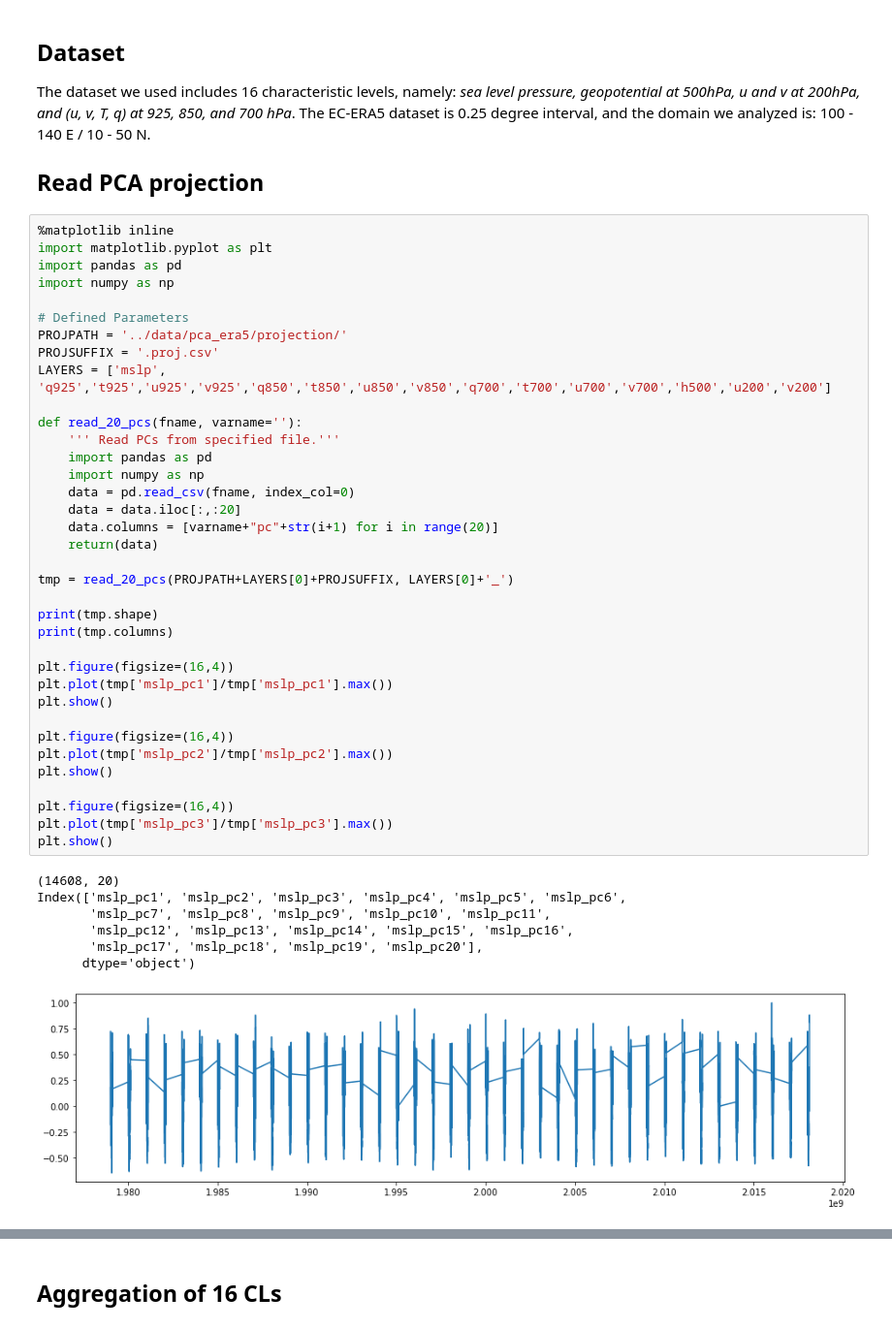
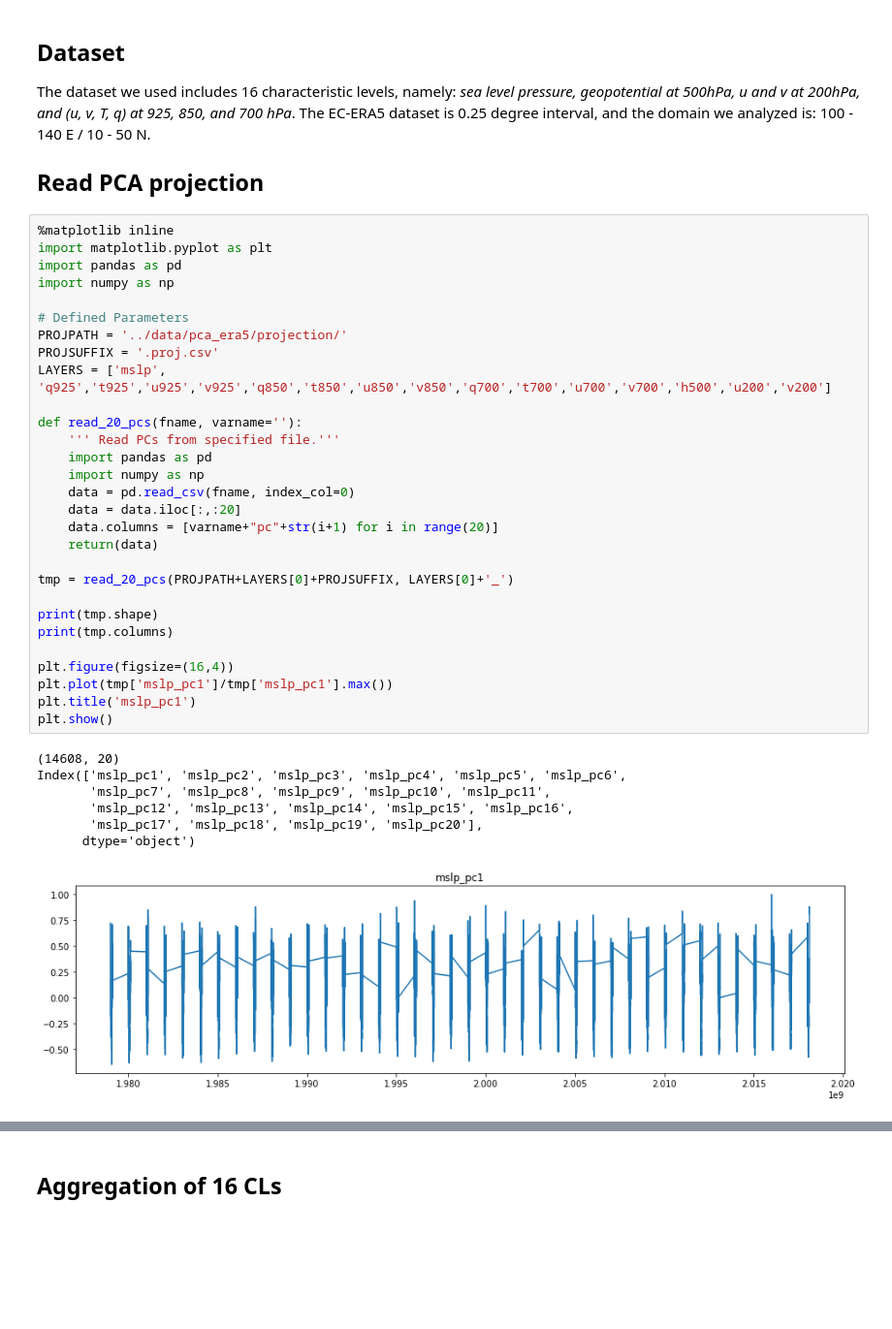
Before and after one commit to tingsyo/storm_tracker_to_vaisala, a Jupyter notebook: notebook/04_Clustering_with_ERA5_PCA.ipynb, the cells around one changed output, grey strips where cells are left out. Shown: that part at 97% size. Saved outputs shown, nothing was run; the diff lists cells and outputs as text; blank space fills up the shorter version.

```diff
--- a/notebook/04_Clustering_with_ERA5_PCA.ipynb
+++ b/notebook/04_Clustering_with_ERA5_PCA.ipynb
@@ -17,39 +17,32 @@ import numpy as np
 
 # Defined Parameters
 PROJPATH = '../data/pca_era5/projection/'
 PROJSUFFIX = '.proj.csv'
 LAYERS = ['mslp', 'q925','t925','u925','v925','q850','t850','u850','v850','q700','t700','u700','v700','h500','u200','v200']
 
 def read_20_pcs(fname, varname=''):
     ''' Read PCs from specified file.'''
     import pandas as pd
     import numpy as np
     data = pd.read_csv(fname, index_col=0)
     data = data.iloc[:,:20]
     data.columns = [varname+"pc"+str(i+1) for i in range(20)]
     return(data)
 
 tmp = read_20_pcs(PROJPATH+LAYERS[0]+PROJSUFFIX, LAYERS[0]+'_')
 
 print(tmp.shape)
 print(tmp.columns)
 
 plt.figure(figsize=(16,4))
 plt.plot(tmp['mslp_pc1']/tmp['mslp_pc1'].max())
+plt.title('mslp_pc1')
 plt.show()
-
-plt.figure(figsize=(16,4))
-plt.plot(tmp['mslp_pc2']/tmp['mslp_pc2'].max())
-plt.show()
-
-plt.figure(figsize=(16,4))
-plt.plot(tmp['mslp_pc3']/tmp['mslp_pc3'].max())
-plt.show()
 # %% [output]
 (14608, 20)
 Index(['mslp_pc1', 'mslp_pc2', 'mslp_pc3', 'mslp_pc4', 'mslp_pc5', 'mslp_pc6',
        'mslp_pc7', 'mslp_pc8', 'mslp_pc9', 'mslp_pc10', 'mslp_pc11',
        'mslp_pc12', 'mslp_pc13', 'mslp_pc14', 'mslp_pc15', 'mslp_pc16',
        'mslp_pc17', 'mslp_pc18', 'mslp_pc19', 'mslp_pc20'],
       dtype='object')
-[figure, old version]
+[figure, new version]
```
Also changed, not shown: parts of 10 cells of this notebook, 2 other files.
